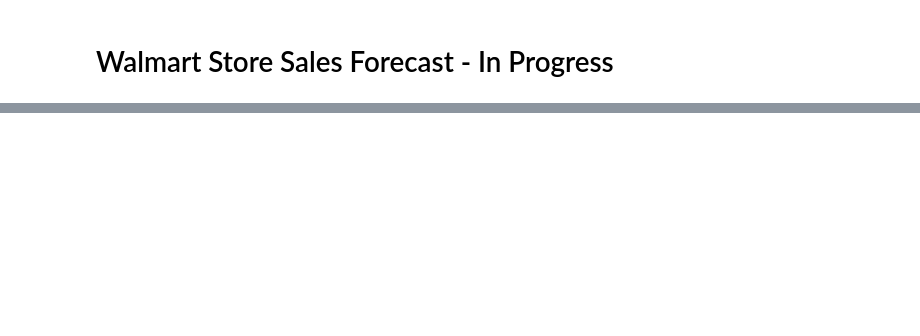
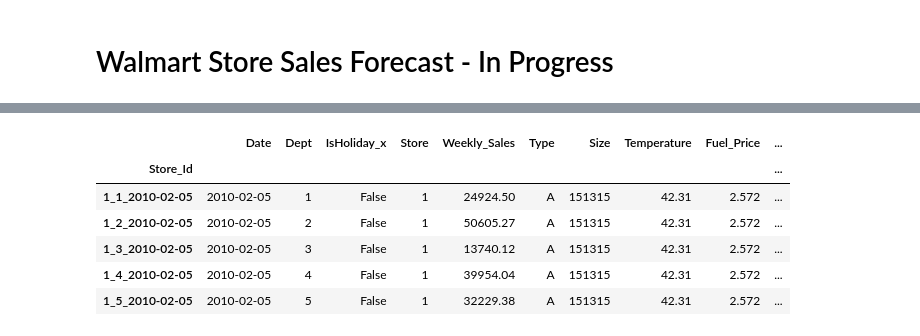
Before and after one commit to terrancexia/Walmart-Store-Sales-Forecast, a Jupyter notebook: Walmart Store Sales Forecast .ipynb, the cells around one changed output, grey strips where cells are left out. Saved outputs shown, nothing was run; the diff lists cells and outputs as text; code cells hidden in the pictures; blank space fills up the shorter version.

```diff
--- a/Walmart Store Sales Forecast .ipynb
+++ b/Walmart Store Sales Forecast .ipynb
@@ -31,0 +109,15 @@ Data are provided by Walmart with 45 different stores located in different regio
+# %%
+# 1. Create an new column Weekly_Sales with test with null value
+
+test['Weekly_Sales']= np.NaN
+# %%
+# 2a. Create a store_id by combing store number, department number, and date for train
+train['Store_Id'] = train[train.columns[:3]].apply(lambda x: '_'.join(x.astype(str)), axis=1)
+
+# 2b. Create a store_id by combing store number, department number, and date for test
+test['Store_Id'] = test[test.columns[:3]].apply(lambda x: '_'.join(x.astype(str)), axis=1)
+
+
+#sanity check
+display(train.head())
+display(test.head())
@@ -31,0 +171,14 @@ Data are provided by Walmart with 45 different stores located in different regio
+# %%
+# join features to data1 where store and date are multiple contidions and set store_id as index
+df = pd.merge(data1, features, left_on=['Store','Date'], right_on=['Store', 'Date']).set_index('Store_Id')
+
+#sanity check on df
+df.head()
+# %% [output]
+|  | Date | Dept | IsHoliday_x | Store | Weekly_Sales | Type | Size | Temperature | Fuel_Price | ... |
+| Store_Id |  |  |  |  |  |  |  |  |  | ... |
+| 1_1_2010-02-05 | 2010-02-05 | 1 | False | 1 | 24924.50 | A | 151315 | 42.31 | 2.572 | ... |
+| 1_2_2010-02-05 | 2010-02-05 | 2 | False | 1 | 50605.27 | A | 151315 | 42.31 | 2.572 | ... |
+| 1_3_2010-02-05 | 2010-02-05 | 3 | False | 1 | 13740.12 | A | 151315 | 42.31 | 2.572 | ... |
+| 1_4_2010-02-05 | 2010-02-05 | 4 | False | 1 | 39954.04 | A | 151315 | 42.31 | 2.572 | ... |
+| 1_5_2010-02-05 | 2010-02-05 | 5 | False | 1 | 32229.38 | A | 151315 | 42.31 | 2.572 | ... |
```
Also changed, not shown: parts of 17 cells of this notebook.
